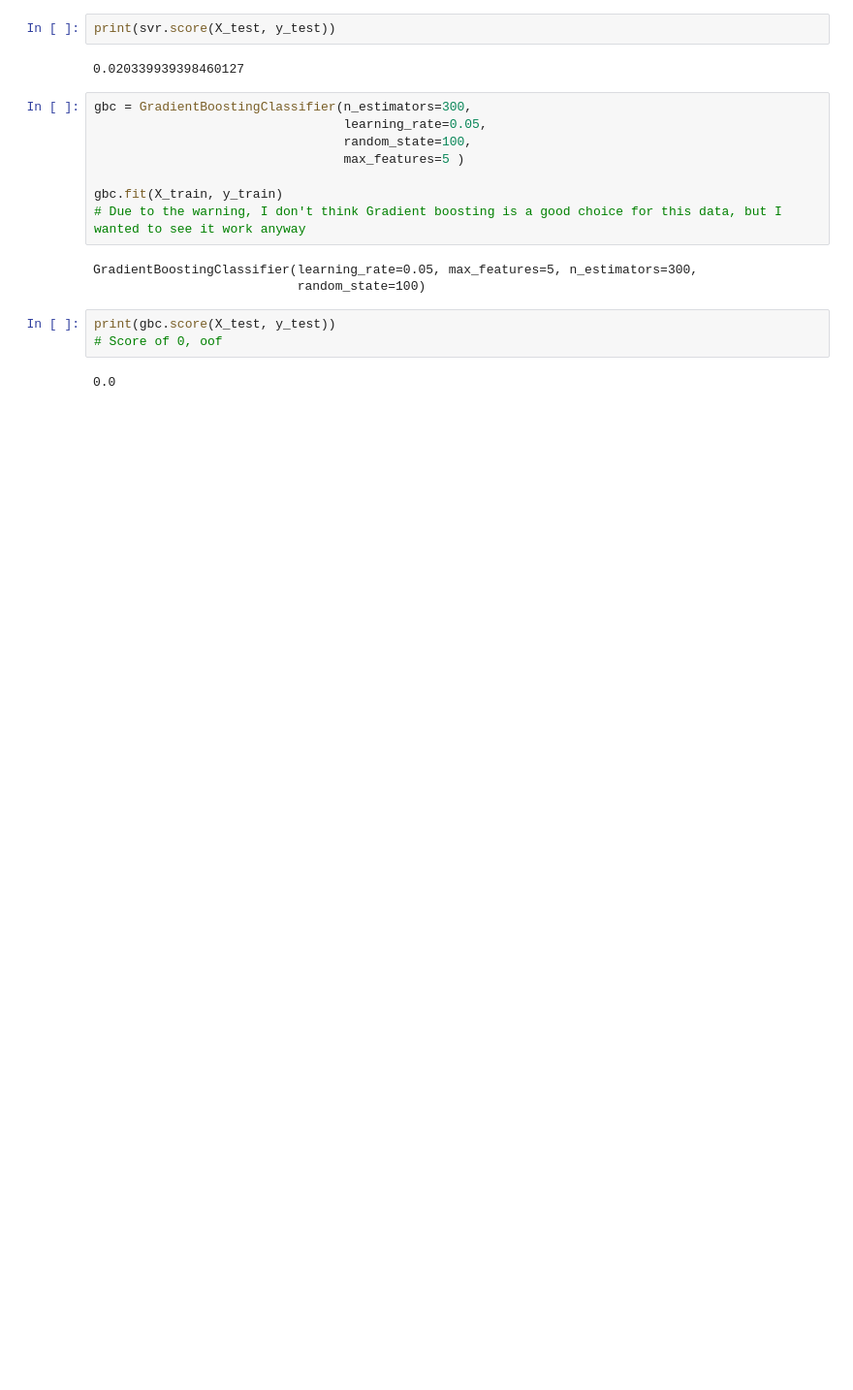
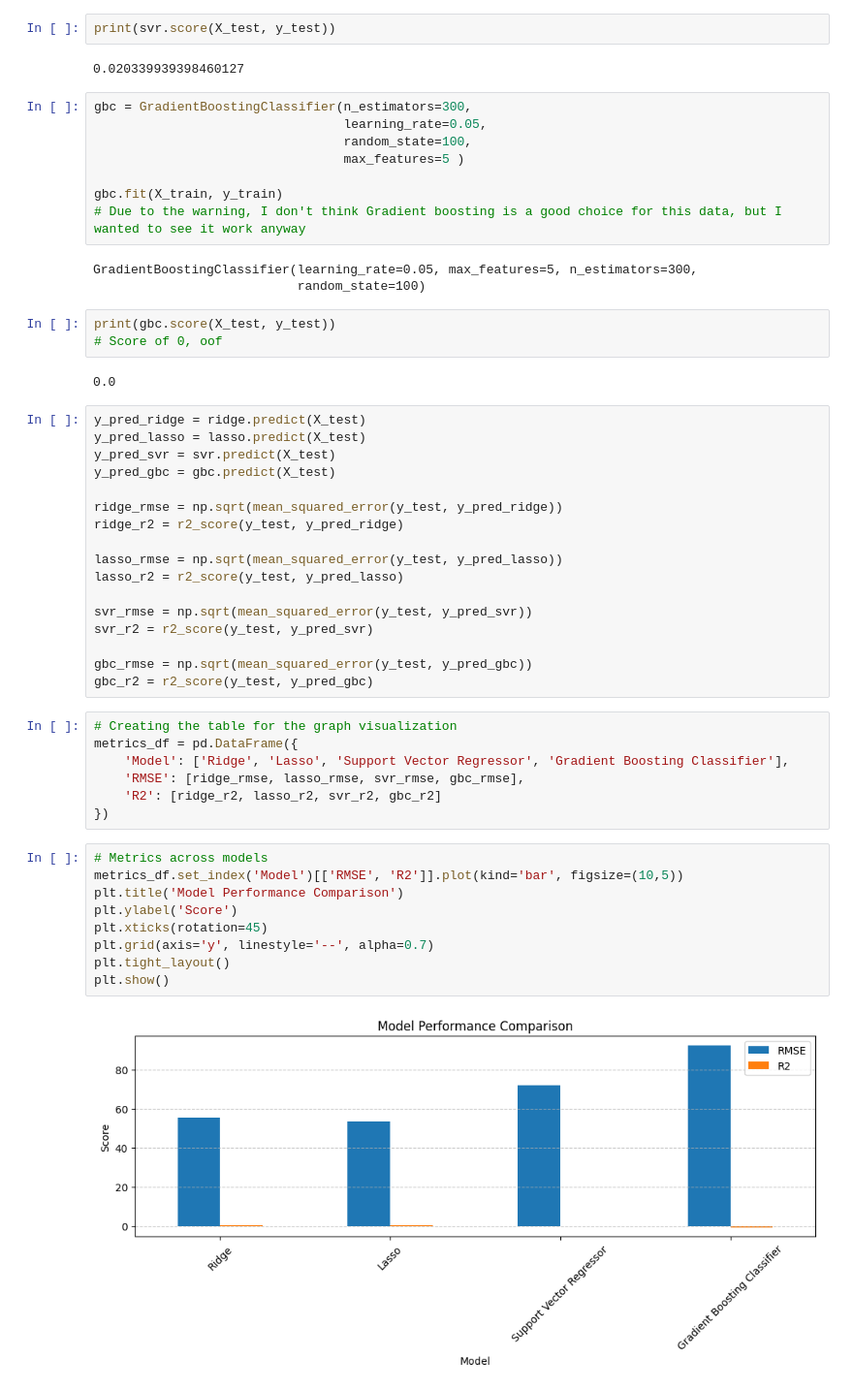
Before and after one commit to CamTroy/MachineLearningPractice, a Jupyter notebook: FourModels.ipynb, the cells around one changed output. Shown at 97% size. Drawn from its saved outputs; the diff is of its cells as text; blank space fills up the shorter version.

Commit message:
- Update .gitignore - Add data visualizations and dumping model files to jupyter notebook - Update readme.md

```diff
--- a/FourModels.ipynb
+++ b/FourModels.ipynb
@@ -89,3 +89,38 @@ print(gbc.score(X_test, y_test))
 # Score of 0, oof
 # %% [output]
 0.0
+# %%
+y_pred_ridge = ridge.predict(X_test)
+y_pred_lasso = lasso.predict(X_test)
+y_pred_svr = svr.predict(X_test)
+y_pred_gbc = gbc.predict(X_test)
+
+ridge_rmse = np.sqrt(mean_squared_error(y_test, y_pred_ridge))
+ridge_r2 = r2_score(y_test, y_pred_ridge)
+
+lasso_rmse = np.sqrt(mean_squared_error(y_test, y_pred_lasso))
+lasso_r2 = r2_score(y_test, y_pred_lasso)
+
+svr_rmse = np.sqrt(mean_squared_error(y_test, y_pred_svr))
+svr_r2 = r2_score(y_test, y_pred_svr)
+
+gbc_rmse = np.sqrt(mean_squared_error(y_test, y_pred_gbc))
+gbc_r2 = r2_score(y_test, y_pred_gbc)
+# %%
+# Creating the table for the graph visualization
+metrics_df = pd.DataFrame({
+    'Model': ['Ridge', 'Lasso', 'Support Vector Regressor', 'Gradient Boosting Classifier'],
+    'RMSE': [ridge_rmse, lasso_rmse, svr_rmse, gbc_rmse],
+    'R2': [ridge_r2, lasso_r2, svr_r2, gbc_r2]
+})
+# %%
+# Metrics across models
+metrics_df.set_index('Model')[['RMSE', 'R2']].plot(kind='bar', figsize=(10,5))
+plt.title('Model Performance Comparison')
+plt.ylabel('Score')
+plt.xticks(rotation=45)
+plt.grid(axis='y', linestyle='--', alpha=0.7)
+plt.tight_layout()
+plt.show()
+# %% [output]
+[figure, added]
```
Also changed, not shown: parts of 4 cells of this notebook, 2 other files.
